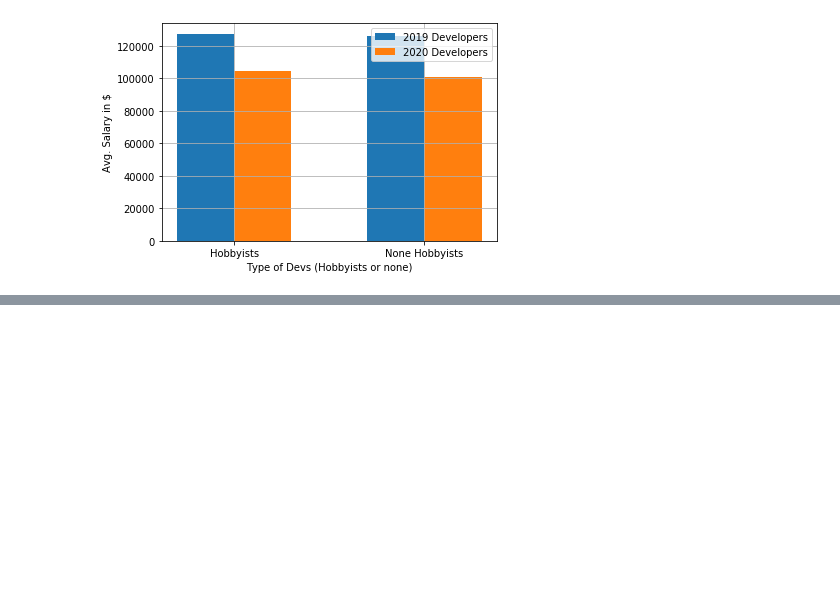
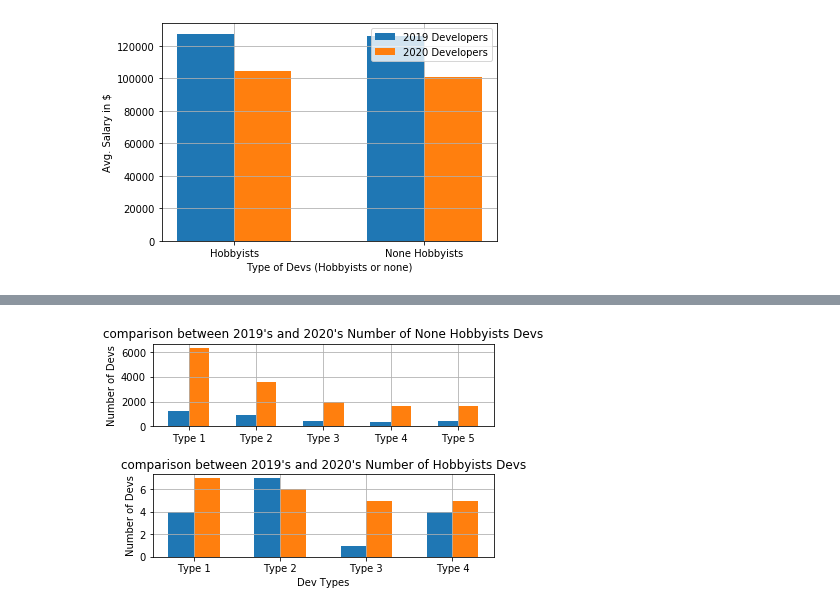
Before and after one commit to abdullahth/sof, a Jupyter notebook: 2020/app.ipynb, the cells around one changed output, grey strips where cells are left out. Drawn from its saved outputs; the diff is of its cells as text; code cells hidden in the pictures; blank space fills up the shorter version.

Commit message:
2020: Ex-Point Two

```diff
--- a/2020/app.ipynb
+++ b/2020/app.ipynb
@@ -101,0 +109,80 @@ The None Hobbyists Devs have lost about 19.98% of thier average annual salary as
+# %%
+# Rather than applying the same algorithm to this dataset I will take the results and get its numbers and plot them all and laterly I will do that.
+# Ex-Point Two: How many people code as a hobby in each DevType
+
+# Hobbyists and non hobbyists most common dev types
+hobbyists_devs = ['Data or business analyst;Developer, back-end;Student',
+                  'Data or business analyst;Data scientist or machine learning specialist;Product manager',
+                  'Developer, back-end;Developer, full-stack;Engineer, data;Engineering manager',
+                  'Engineer, data;Engineer, site reliability;System administrator',
+                  'Developer, back-end;Developer, front-end;Engineer, data']
+
+none_hobbyists_devs = ['Developer, full-stack',
+                    'Developer, back-end',
+                    'Developer, back-end;Developer, front-end;Developer, full-stack',
+                    'Developer, mobile',
+                    'Developer, front-end']
+
+# First thing get the number for each dev type and create to dataframe's
+insights_2019 = {"Hobbyists": [8, 7, 6, 5, 5], "None Hobbyists": [6374, 3557, 1934, 1641, 1607]}
+counts = []
+loss = {"Hobbyists":[], "None Hobbyists": []}
+for dev in hobbyists_devs:
+    number = list(data.loc[data["DevType"]== dev, "Hobbyist"].value_counts())
+    try:
+        counts.append(number[0])
+    except IndexError:
+        counts.append(0)
+        insights_2019["Hobbyists"][hobbyists_devs.index(dev)] = np.nan
+        loss["Hobbyists"].append(dev)
+hobbyists = pd.DataFrame({"DevType": hobbyists_devs, "2020": counts, "2019": insights_2019["Hobbyists"]})
+
+counts = []
+for dev in none_hobbyists_devs:
+    number = list(data.loc[data["DevType"]== dev, "Hobbyist"].value_counts())
+    try:
+        counts.append(number[1])
+    except IndexError:
+        counts.append(0)
+        insights_2019["None Hobbyists"][none_hobbyists_devs.index(dev)] = np.nan
+        loss["None Hobbyists"].append(dev)
+none_hobbyists= pd.DataFrame({"DevType": none_hobbyists_devs, "2020": counts, "2019": insights_2019["None Hobbyists"]})
+fig, axes = plt.subplots(2)
+width = 0.3
+xticklabels = ["Type 1", "Type 2", "Type 3", "Type 4", "Type 5"]
+fig.tight_layout(pad=2.7)
+
+# Plotting None Hobbyists Data
+x = np.arange(len(xticklabels))
+axes[0].bar(x- width/2, none_hobbyists["2020"], width, label="2020 None Hobbyists")
+axes[0].bar(x+ width/2, none_hobbyists["2019"], width, label="2019 None Hobbyists")
+axes[0].grid(True)
+axes[0].set_xticks(x)
+axes[0].set_xticklabels(xticklabels)
+axes[0].set_ylabel("Number of Devs")
+axes[0].set_title("comparison between 2019's and 2020's Number of None Hobbyists Devs")
+print("For None Hobbyists")
+for label, dev in zip(xticklabels, none_hobbyists["DevType"]):
+    print(label, ": ", dev)
+
+
+# Plotting Hobbyists Data
+xticklabels = xticklabels[0:4]
+x = np.arange(len(xticklabels))
+axes[1].bar(x- width/2, hobbyists["2020"][1:5], width, label="2020 Hobbyists")
+axes[1].bar(x+ width/2, hobbyists["2019"][1:5], width, label="2019 Hobbyists")
+axes[1].grid(True)
+axes[1].set_xticks(x)
+axes[1].set_xticklabels(xticklabels)
+axes[1].set_xlabel("Dev Types")
+axes[1].set_ylabel("Number of Devs")
+axes[1].set_title("comparison between 2019's and 2020's Number of Hobbyists Devs")
+
+
+print("\n\nFor Hobbyists")
+for label, dev in zip(xticklabels, hobbyists["DevType"]):
+    print(label, ": ", dev)
+
+print("\n\nLoss in Hobbyists: ", loss["Hobbyists"])
+print("There is No loss in non Hobbyists")
+# %% [output]
@@ -101,0 +206 @@ The None Hobbyists Devs have lost about 19.98% of thier average annual salary as
+[figure, added]
```
Also changed, not shown: parts of 6 cells of this notebook.
